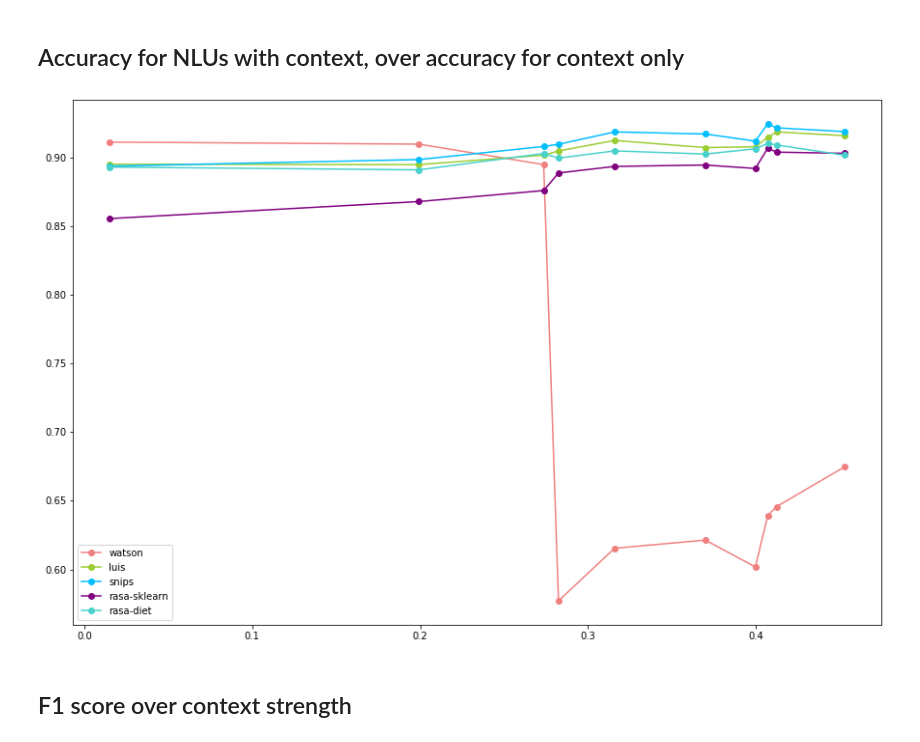
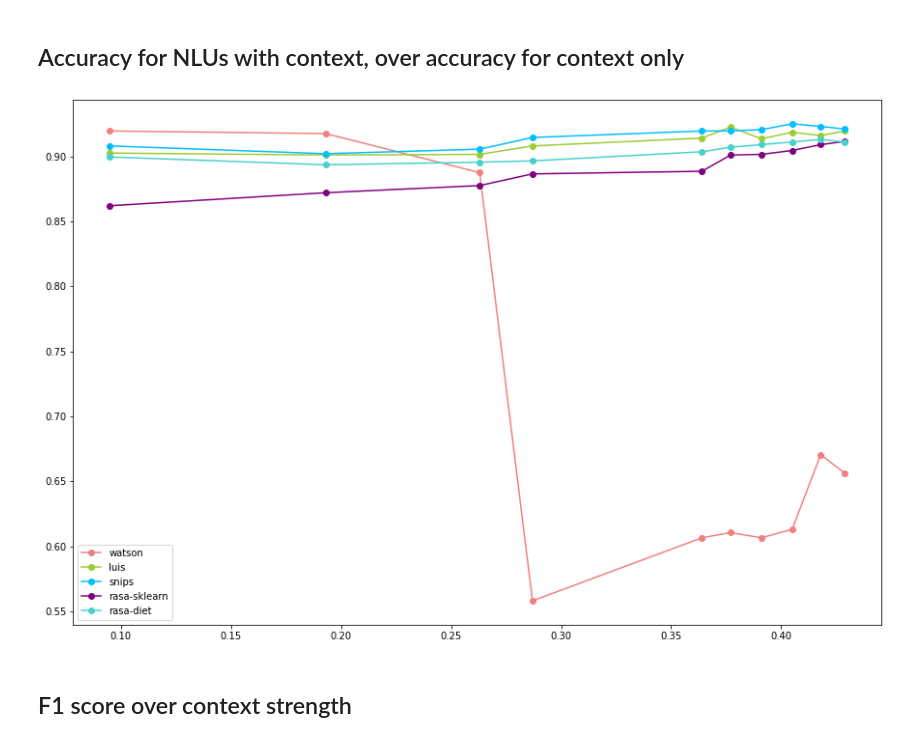
Before and after one commit to ranimkhojah/confidence-estimation-benchmark, a Jupyter notebook: scripts/contextual_performance.ipynb, the cells around one changed output. Drawn from its saved outputs; the diff is of its cells as text; code cells hidden in the pictures.

Commit message:
Contextual performance: Fix bug in one of the plots

```diff
--- a/scripts/contextual_performance.ipynb
+++ b/scripts/contextual_performance.ipynb
@@ -373,19 +373,19 @@ plt.show()
 # %%
 context_accuracy_scores = [result['performance']['context']['accuracy']['mean'] for result in results_across_context_strengths]
 sorted_result_indexes = sorted(range(len(context_accuracy_scores)), key=lambda i: context_accuracy_scores[i])
 sorted_context_accuracy_scores = [context_accuracy_scores[i] for i in sorted_result_indexes]
 fig, ax = plt.subplots(figsize=(15, 10))
 for i, nlu in enumerate(NLU_NAMES):
     accuracies_mean = [
         results_across_context_strengths[sorted_result_indexes[i]]['performance'][nlu]['accuracy']['mean']
         for i in sorted_result_indexes]
     #accuracies_sd = [result['performance'][nlu]['accuracy']['sd'] for result in results_across_context_strengths]
     accuracies_sd=None
-    plt.errorbar(sorted_context_f1_scores, accuracies_mean, fmt='o', yerr=accuracies_sd, ls='-', capsize=10, label=nlu, color=COLORS[i])
+    plt.errorbar(sorted_context_accuracy_scores, accuracies_mean, fmt='o', yerr=accuracies_sd, ls='-', capsize=10, label=nlu, color=COLORS[i])
 plt.legend()
 plt.show()
 # %% [output]
-[figure, old version]
+[figure, new version]
 # %% [markdown]
 ## F1 score over context strength
 # %%
```
Also changed, not shown: parts of 8 cells of this notebook.
